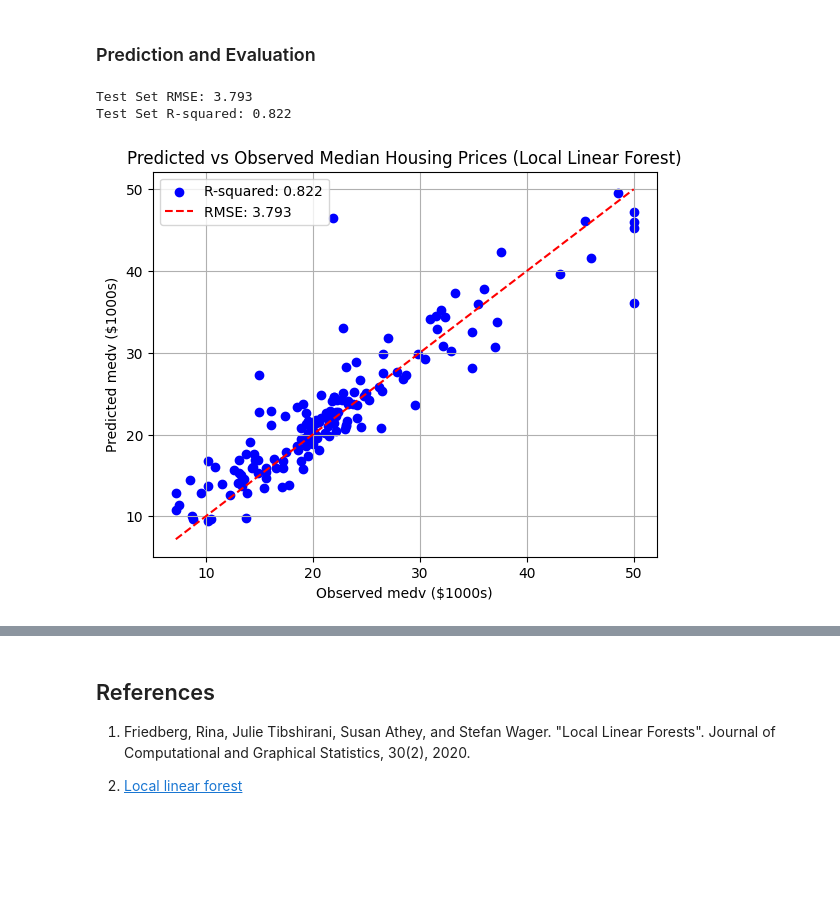
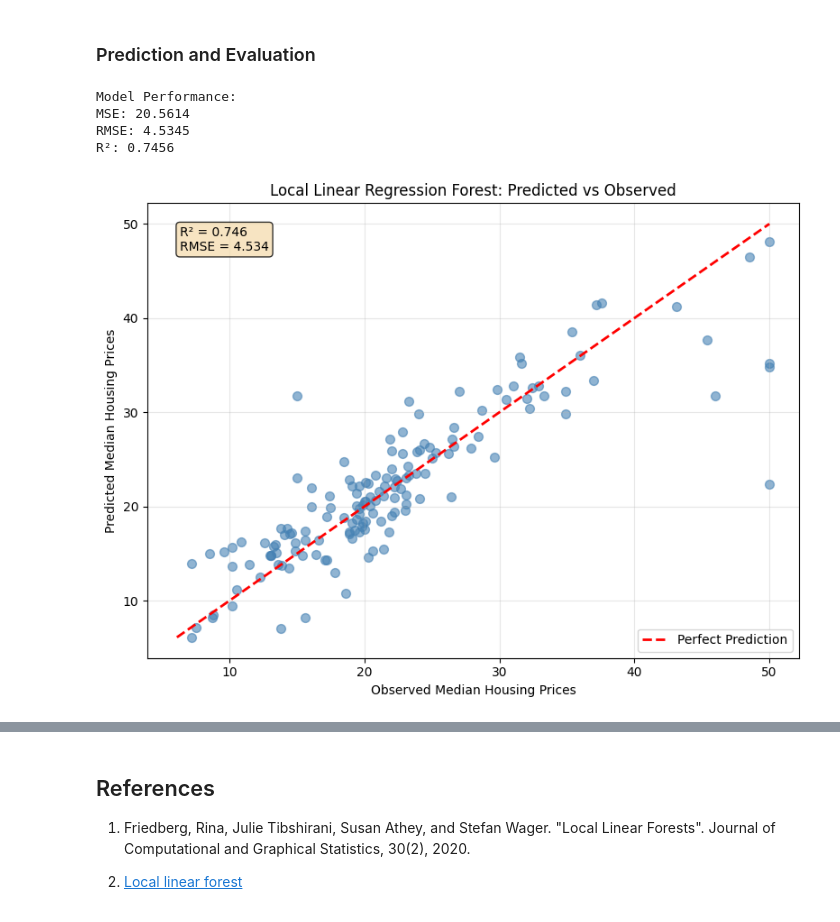
Before and after one commit to zia207/python-colab, a Jupyter notebook: NoteBook/Machine_Learning/Tree_based/03-01-02-08-10-tree-based-models-bagging-grf-local-linear-forest-python.ipynb, the cells around one changed output, grey strips where cells are left out. Drawn from its saved outputs; the diff is of its cells as text; code cells hidden in the pictures; blank space fills up the shorter version.

```diff
--- a/NoteBook/Machine_Learning/Tree_based/03-01-02-08-10-tree-based-models-bagging-grf-local-linear-forest-python.ipynb
+++ b/NoteBook/Machine_Learning/Tree_based/03-01-02-08-10-tree-based-models-bagging-grf-local-linear-forest-python.ipynb
@@ -184,37 +246,49 @@ Variable importance:
 # %% [markdown]
 ### Prediction and Evaluation
-# %%
-# Predict on test set
-predictions_r = grf.predict_ll_regression_forest(ll_rf, X_test_r)
-predictions = np.array(predictions_r.rx2('predictions'))
-
-# Calculate RMSE and R-squared
-rmse = np.sqrt(np.mean((predictions - Y_test) ** 2))
-sst = np.sum((Y_test - np.mean(Y_test)) ** 2)
-sse = np.sum((predictions - Y_test) ** 2)
-r_squared = 1 - sse / sst
-
-# Print performance metrics
-print(f"Test Set RMSE: {rmse:.3f}")
-print(f"Test Set R-squared: {r_squared:.3f}")
-# %% [output]
-Test Set RMSE: 3.793
-Test Set R-squared: 0.822
-# %%
-# Scatter plot of predicted vs observed values
-plt.figure(figsize=(6.5, 5))
-plt.scatter(Y_test, predictions, c='blue', marker='o', label='Predictions')
-plt.plot([min(Y_test.min(), predictions.min()), max(Y_test.max(), predictions.max())],
-         [min(Y_test.min(), predictions.min()), max(Y_test.max(), predictions.max())],
-         'r--', label='45-degree line')
-plt.xlabel("Observed medv ($1000s)")
-plt.ylabel("Predicted medv ($1000s)")
-plt.title("Predicted vs Observed Median Housing Prices (Local Linear Forest)")
-plt.legend([f'R-squared: {r_squared:.3f}', f'RMSE: {rmse:.3f}'], loc='upper left')
-plt.grid(True)
-plt.show()
-# %% [output]
-[figure, removed]
+# %%
+# Predict on test set
+Y_pred = ll_rf.predict(X_test)
+
+# Calculate metrics
+mse = mean_squared_error(Y_test, Y_pred)
+rmse = np.sqrt(mse)
+r2 = r2_score(Y_test, Y_pred)
+
+print(f"\nModel Performance:")
+print(f"MSE: {mse:.4f}")
+print(f"RMSE: {rmse:.4f}")
+print(f"R²: {r2:.4f}")
+# %% [output]
+Model Performance:
+MSE: 20.5614
+RMSE: 4.5345
+R²: 0.7456
+# %%
+# Scatter plot of predicted vs observed values
+plt.figure(figsize=(8, 6))
+plt.scatter(Y_test, Y_pred, alpha=0.6, color='steelblue', s=50)
+
+# Perfect prediction line
+min_val = min(Y_test.min(), Y_pred.min())
+max_val = max(Y_test.max(), Y_pred.max())
+plt.plot([min_val, max_val], [min_val, max_val], 'r--', lw=2, label='Perfect Prediction')
+
+plt.xlabel('Observed Median Housing Prices')
+plt.ylabel('Predicted Median Housing Prices')
+plt.title('Local Linear Regression Forest: Predicted vs Observed')
+plt.legend()
+plt.grid(True, alpha=0.3)
+
+# Add metrics text box
+textstr = f'R² = {r2:.3f}\nRMSE = {rmse:.3f}'
+props = dict(boxstyle='round', facecolor='wheat', alpha=0.8)
+plt.text(0.05, 0.95, textstr, transform=plt.gca().transAxes,
+         verticalalignment='top', bbox=props)
+
+plt.tight_layout()
+plt.show()
+# %% [output]
+[figure, added]
 # %% [markdown]
 ## Summary and Conclusion
 
```
Also changed, not shown: parts of 14 cells of this notebook.
